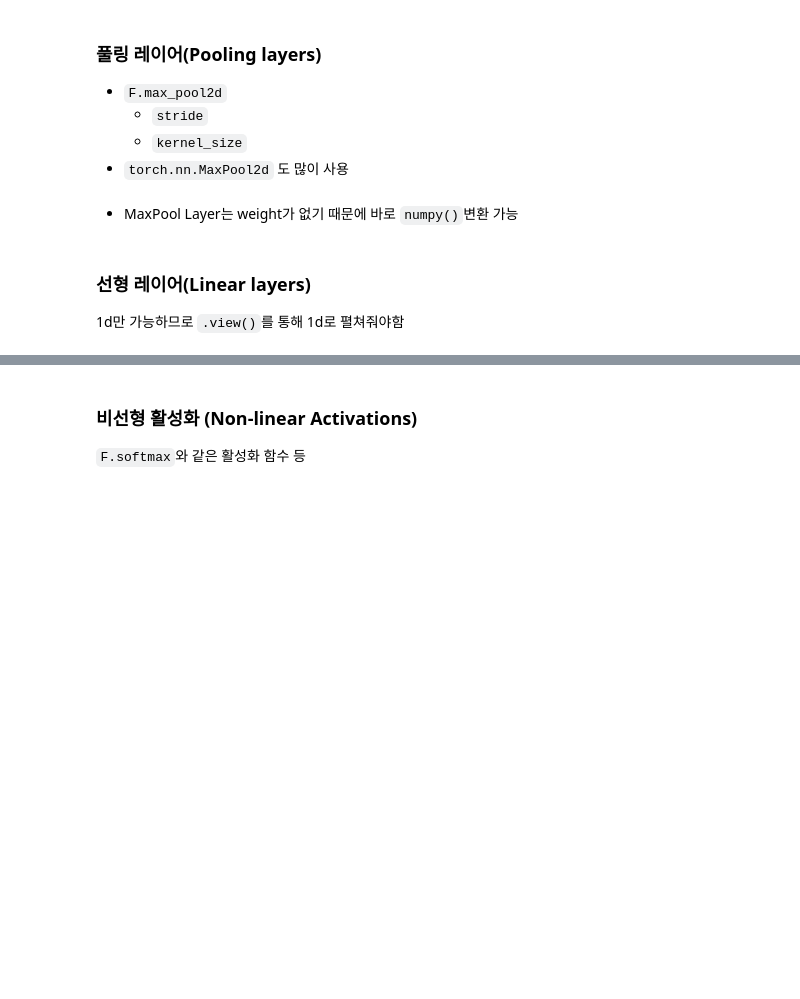
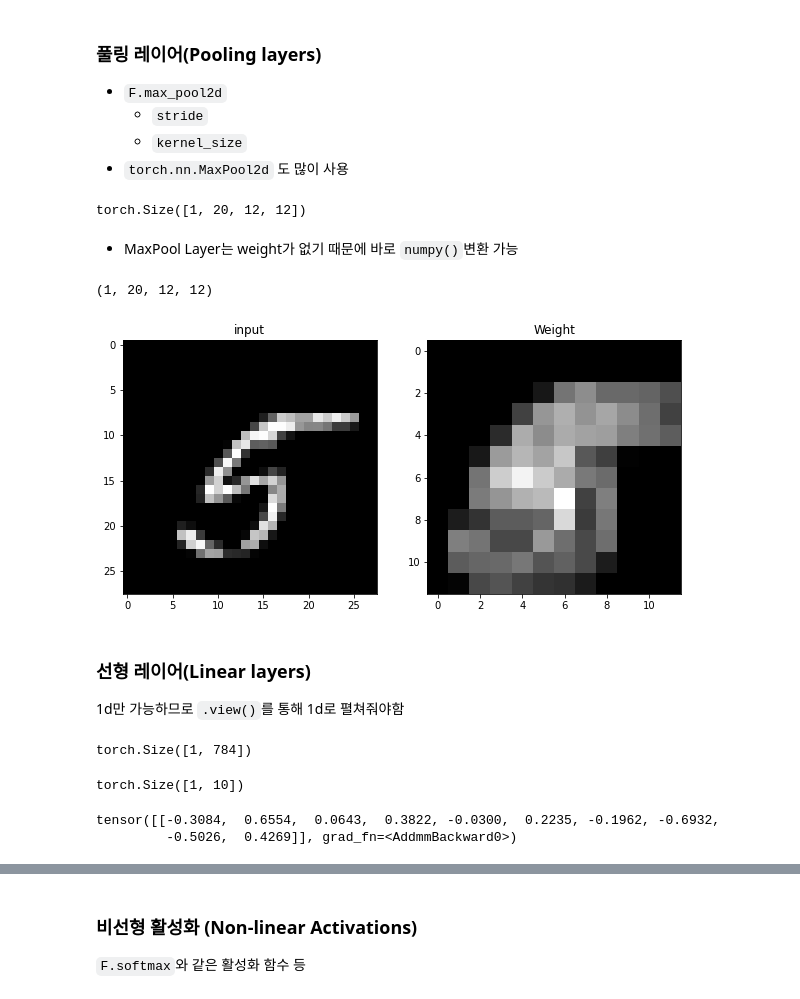
Before and after one commit to namwootree/Basic_Skill, a Jupyter notebook: PyTorch/이수안_컴퓨터_연구소_파이토치(PyTorch).ipynb, the cells around one changed output, grey strips where cells are left out. Saved outputs shown, nothing was run; the diff lists cells and outputs as text; code cells hidden in the pictures; blank space fills up the shorter version.

```diff
--- a/PyTorch/이수안_컴퓨터_연구소_파이토치(PyTorch).ipynb
+++ b/PyTorch/이수안_컴퓨터_연구소_파이토치(PyTorch).ipynb
@@ -1093,9 +1206,49 @@ https://pytorch.org/docs/stable/nn.html
   - `stride`
   - `kernel_size`
 - `torch.nn.MaxPool2d` 도 많이 사용
+# %%
+import torch.nn.functional as F
+
+pool = F.max_pool2d(output, 2, 2)
+pool.shape
+# %% [output]
+torch.Size([1, 20, 12, 12])
 # %% [markdown]
 - MaxPool Layer는 weight가 없기 때문에 바로 `numpy()`변환 가능
+# %%
+pool_arr = pool.numpy()
+pool_arr.shape
+# %% [output]
+(1, 20, 12, 12)
+# %%
+plt.figure(figsize=(10, 15))
+
+plt.subplot(121)
+plt.title('input')
+plt.imshow(input_image, 'gray')
+
+plt.subplot(122)
+plt.title('Weight')
+plt.imshow(pool_arr[0, 0, :, :], 'gray')
+plt.show()
+# %% [output]
+[figure, added]
 # %% [markdown]
 ### 선형 레이어(Linear layers)
 
 1d만 가능하므로 `.view()`를 통해 1d로 펼쳐줘야함
+# %%
+flatten = input_image.view(1, 28 * 28)
+flatten.shape
+# %% [output]
+torch.Size([1, 784])
+# %%
+lin = nn.Linear(784, 10)(flatten)
+lin.shape
+# %% [output]
+torch.Size([1, 10])
+# %%
+lin
+# %% [output]
+tensor([[-0.3084,  0.6554,  0.0643,  0.3822, -0.0300,  0.2235, -0.1962, -0.6932,
+         -0.5026,  0.4269]], grad_fn=<AddmmBackward0>)
```
Also changed, not shown: parts of 88 cells of this notebook.
